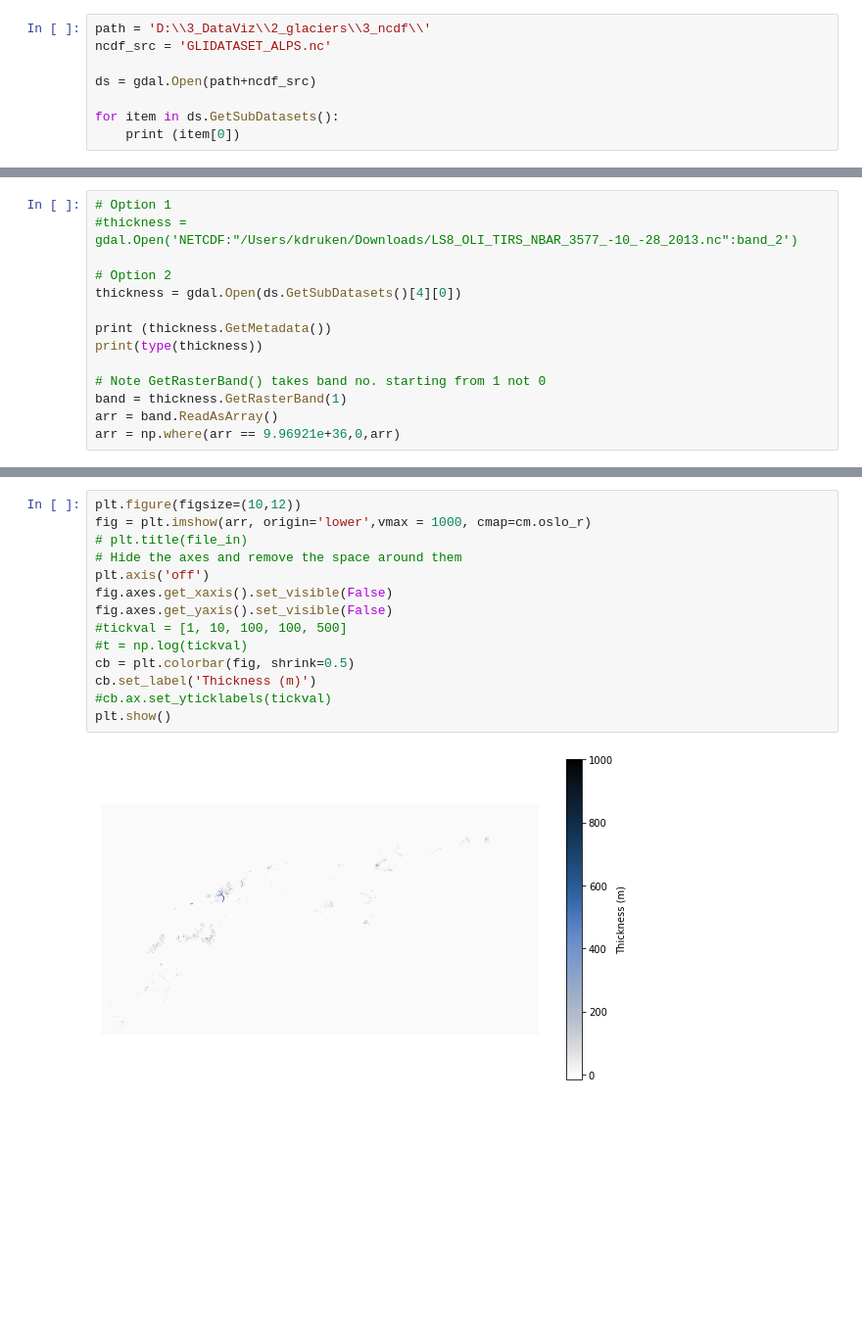
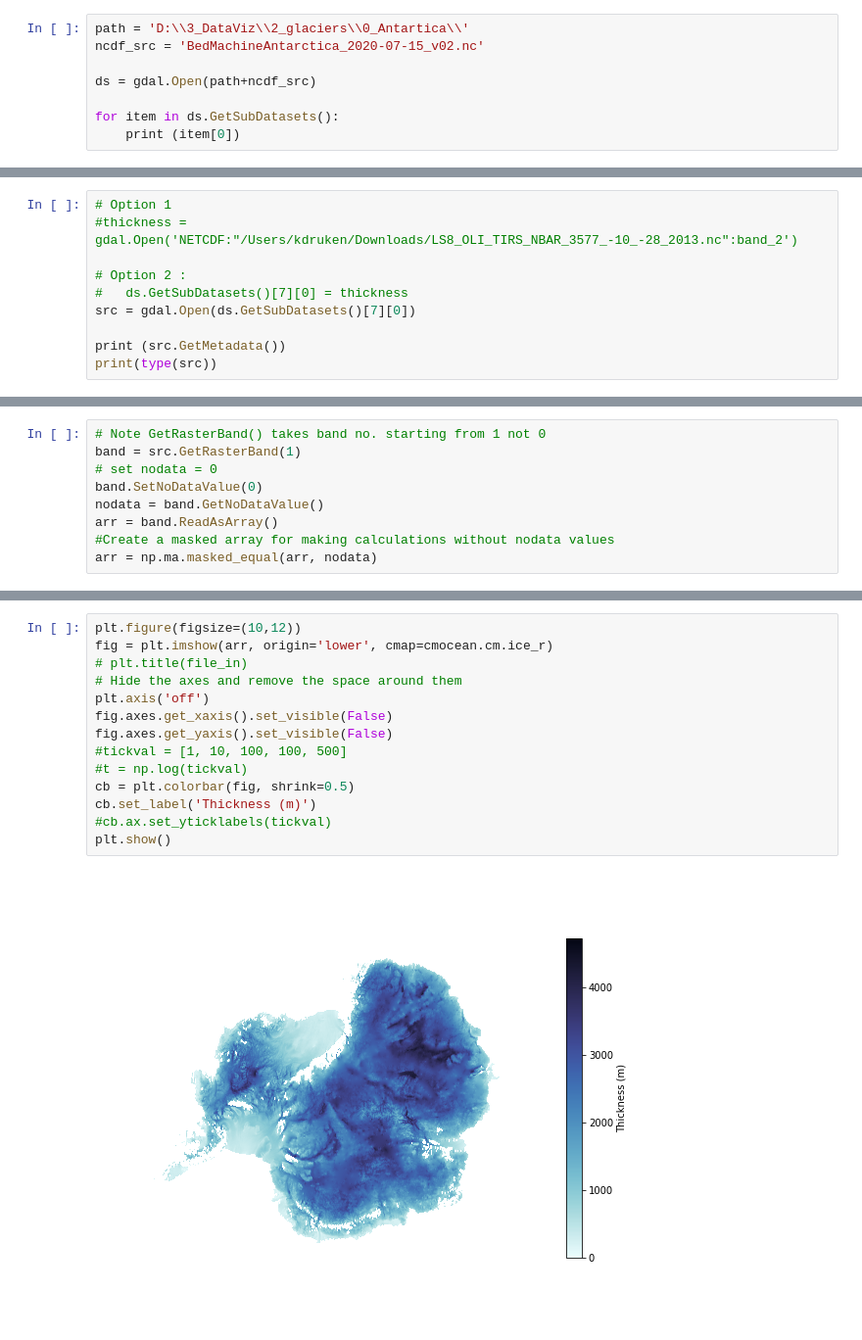
Before and after one commit to jbbarre/WorldwideGlaciers, a Jupyter notebook: tiles/GDAL_NetCDF_to_RGBa_GeoTIFF.ipynb, the cells around one changed output, grey strips where cells are left out. Shown at 98% size. Drawn from its saved outputs; the diff is of its cells as text; blank space fills up the shorter version.

```diff
--- a/tiles/GDAL_NetCDF_to_RGBa_GeoTIFF.ipynb
+++ b/tiles/GDAL_NetCDF_to_RGBa_GeoTIFF.ipynb
@@ -11,6 +13,6 @@ from cmcrameri import cm
 # %%
-path = 'D:\\3_DataViz\\2_glaciers\\3_ncdf\\'
-ncdf_src = 'GLIDATASET_ALPS.nc'
+path = 'D:\\3_DataViz\\2_glaciers\\0_Antartica\\'
+ncdf_src = 'BedMachineAntarctica_2020-07-15_v02.nc'
 
 ds = gdal.Open(path+ncdf_src)
 
@@ -28,14 +31,10 @@ HDF5:"D:\3_DataViz\2_glaciers\3_ncdf\GLIDATASET_ALPS.nc"://vy
 # Option 1
 #thickness = gdal.Open('NETCDF:"/Users/kdruken/Downloads/LS8_OLI_TIRS_NBAR_3577_-10_-28_2013.nc":band_2')
 
-# Option 2
-thickness = gdal.Open(ds.GetSubDatasets()[4][0])
+# Option 2 :
+#   ds.GetSubDatasets()[7][0] = thickness
+src = gdal.Open(ds.GetSubDatasets()[7][0])
 
-print (thickness.GetMetadata())
-print(type(thickness))
-
-# Note GetRasterBand() takes band no. starting from 1 not 0
-band = thickness.GetRasterBand(1)
-arr = band.ReadAsArray()
-arr = np.where(arr == 9.96921e+36,0,arr)
+print (src.GetMetadata())
+print(type(src))
 # %% [output]
@@ -43,4 +42,13 @@ arr = np.where(arr == 9.96921e+36,0,arr)
 <class 'osgeo.gdal.Dataset'>
+# %%
+# Note GetRasterBand() takes band no. starting from 1 not 0
+band = src.GetRasterBand(1)
+# set nodata = 0
+band.SetNoDataValue(0)
+nodata = band.GetNoDataValue()
+arr = band.ReadAsArray()
+#Create a masked array for making calculations without nodata values
+arr = np.ma.masked_equal(arr, nodata)
 # %%
  (arr.min(), arr.max(), arr.mean(), arr.std())
 #np.sum(np.array(arr) <= 0)
@@ -57,16 +57,16 @@ print(np.min(arr))
 # %%
 plt.figure(figsize=(10,12))
-fig = plt.imshow(arr, origin='lower',vmax = 1000, cmap=cm.oslo_r)
+fig = plt.imshow(arr, origin='lower', cmap=cmocean.cm.ice_r)
 # plt.title(file_in)
 # Hide the axes and remove the space around them
 plt.axis('off')
 fig.axes.get_xaxis().set_visible(False)
 fig.axes.get_yaxis().set_visible(False)
 #tickval = [1, 10, 100, 100, 500]
 #t = np.log(tickval)
 cb = plt.colorbar(fig, shrink=0.5)
 cb.set_label('Thickness (m)')
 #cb.ax.set_yticklabels(tickval)
 plt.show()
 # %% [output]
-[figure, old version]
+[figure, new version]
```
Also changed, not shown: parts of 17 cells of this notebook, 11 other files.
